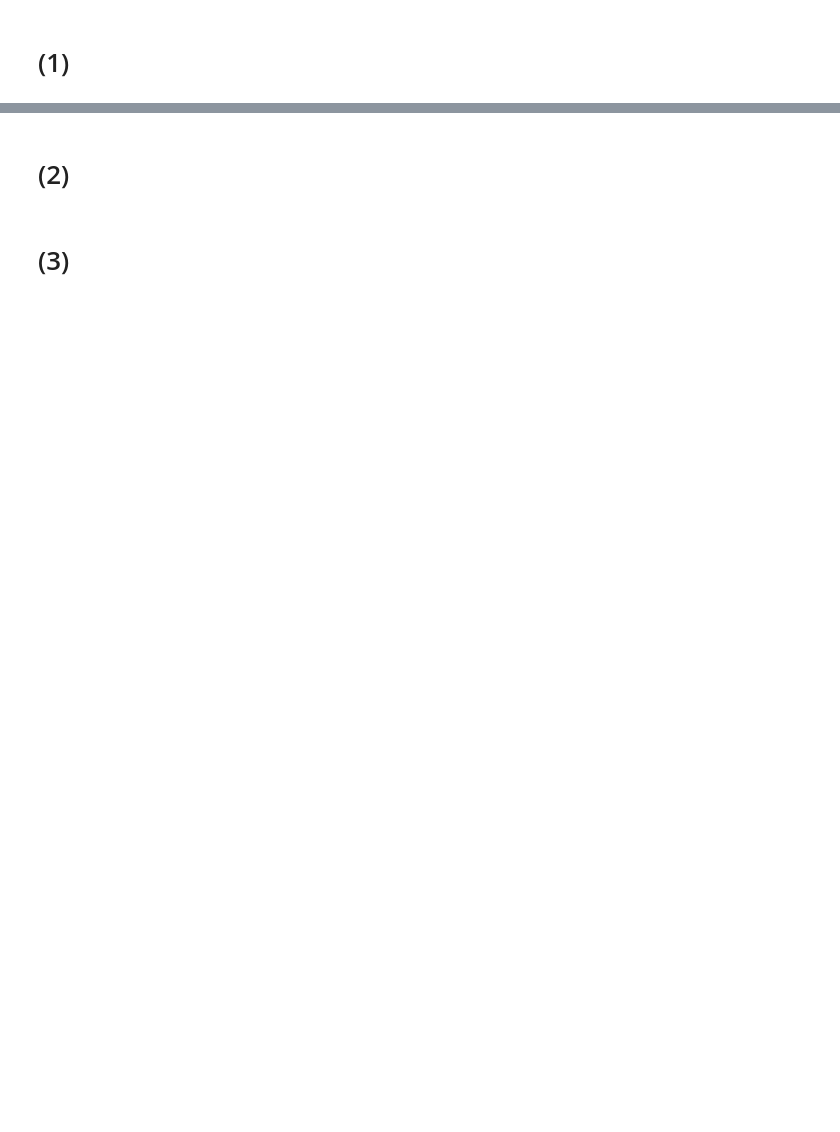
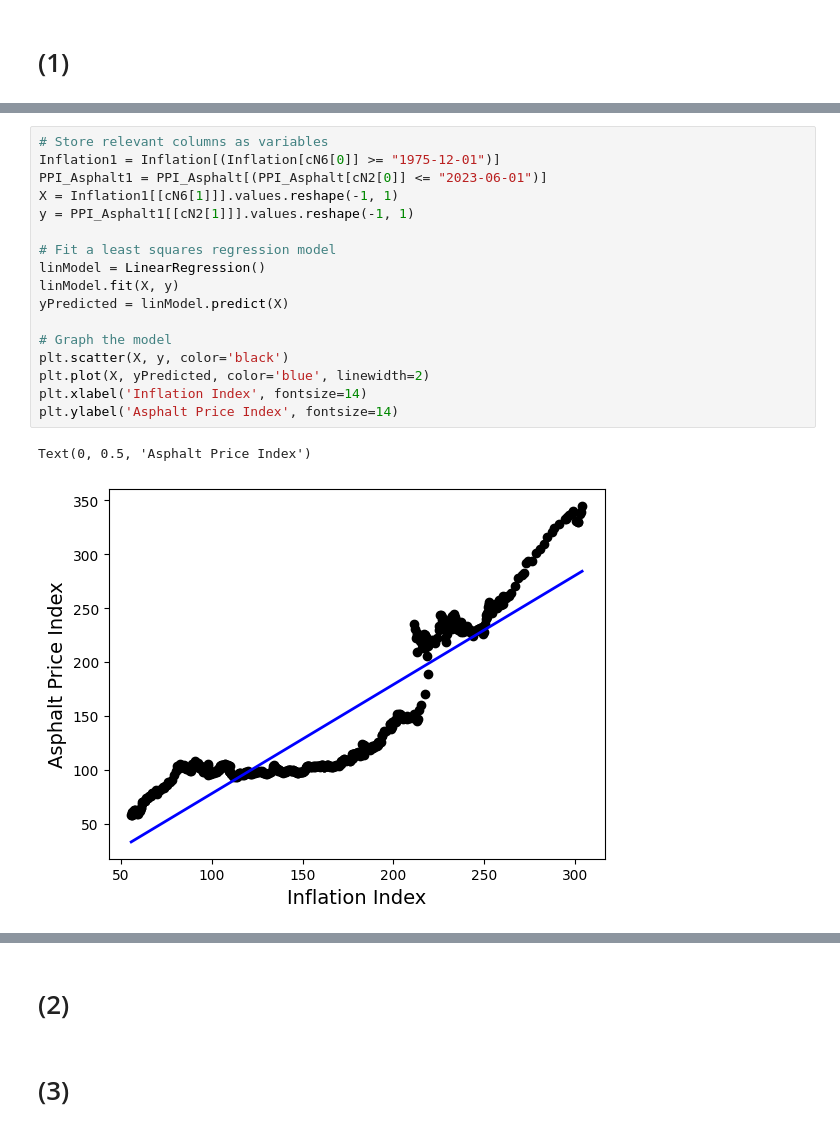
Before and after one commit to baschoff/Data-Science-Project, a Jupyter notebook: Regression.ipynb, the cells around one changed output, grey strips where cells are left out. Drawn from its saved outputs; the diff is of its cells as text; blank space fills up the shorter version.

```diff
--- a/Regression.ipynb
+++ b/Regression.ipynb
@@ -47,0 +106,20 @@ Resolving deltas: 100% (15/15), done.
+# %%
+# Store relevant columns as variables
+Inflation1 = Inflation[(Inflation[cN6[0]] >= "1975-12-01")]
+PPI_Asphalt1 = PPI_Asphalt[(PPI_Asphalt[cN2[0]] <= "2023-06-01")]
+X = Inflation1[[cN6[1]]].values.reshape(-1, 1)
+y = PPI_Asphalt1[[cN2[1]]].values.reshape(-1, 1)
+
+# Fit a least squares regression model
+linModel = LinearRegression()
+linModel.fit(X, y)
+yPredicted = linModel.predict(X)
+
+# Graph the model
+plt.scatter(X, y, color='black')
+plt.plot(X, yPredicted, color='blue', linewidth=2)
+plt.xlabel('Inflation Index', fontsize=14)
+plt.ylabel('Asphalt Price Index', fontsize=14)
+# %% [output]
+Text(0, 0.5, 'Asphalt Price Index')
+[figure, added]
```
Also changed, not shown: parts of 8 cells of this notebook.
